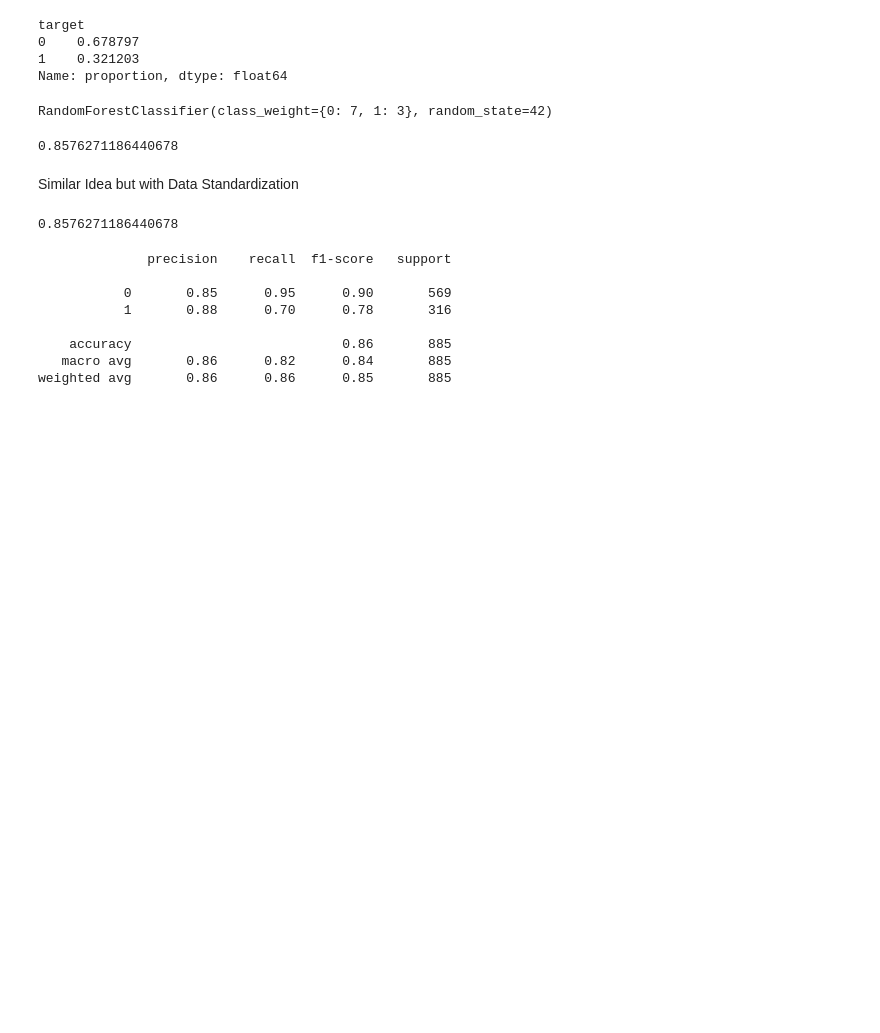
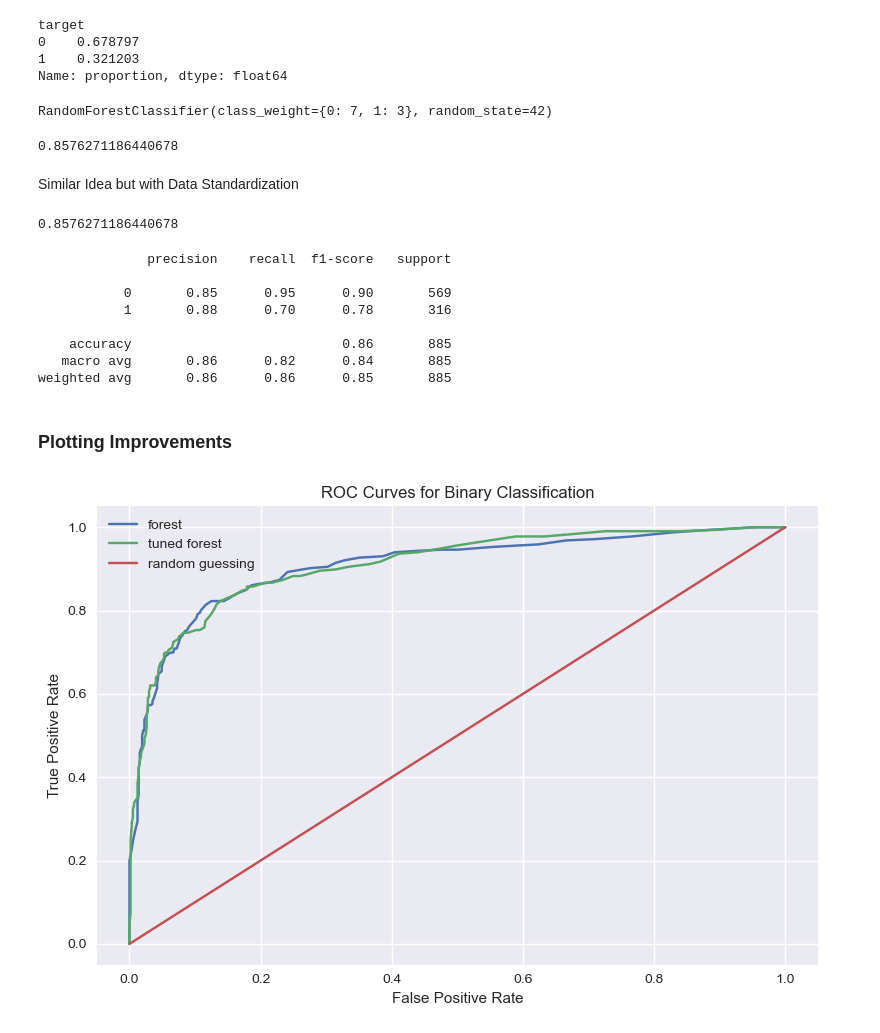
Before and after one commit to AndreJacobsPy/ai-academy-capstone, a Jupyter notebook: modeling.ipynb, the cells around one changed output. Drawn from its saved outputs; the diff is of its cells as text; code cells hidden in the pictures; blank space fills up the shorter version.

```diff
--- a/modeling.ipynb
+++ b/modeling.ipynb
@@ -374,3 +374,25 @@ print(classification_report(y_test, pipeline.predict(X_test)))
     accuracy                           0.86       885
    macro avg       0.86      0.82      0.84       885
 weighted avg       0.86      0.86      0.85       885
+# %% [markdown]
+### Plotting Improvements
+# %%
+fig2, ax = plt.subplots()
+
+for name, model in [("forest", rf_binary), ("tuned forest", pipeline)]:
+    # get data for curve
+    probabilities = model.predict_proba(X_test)[:, 1]
+    fpr, tpr, _ = roc_curve(y_test, probabilities)
+
+    # plot curve
+    ax.plot(fpr, tpr, label=name)
+
+# some labels
+ax.plot(np.linspace(0, 1), np.linspace(0, 1), label="random guessing")
+ax.set_title("ROC Curves for Binary Classification")
+ax.set_xlabel("False Positive Rate")
+ax.set_ylabel("True Positive Rate")
+ax.legend()
+plt.tight_layout()
+# %% [output]
+[figure, added]
```
